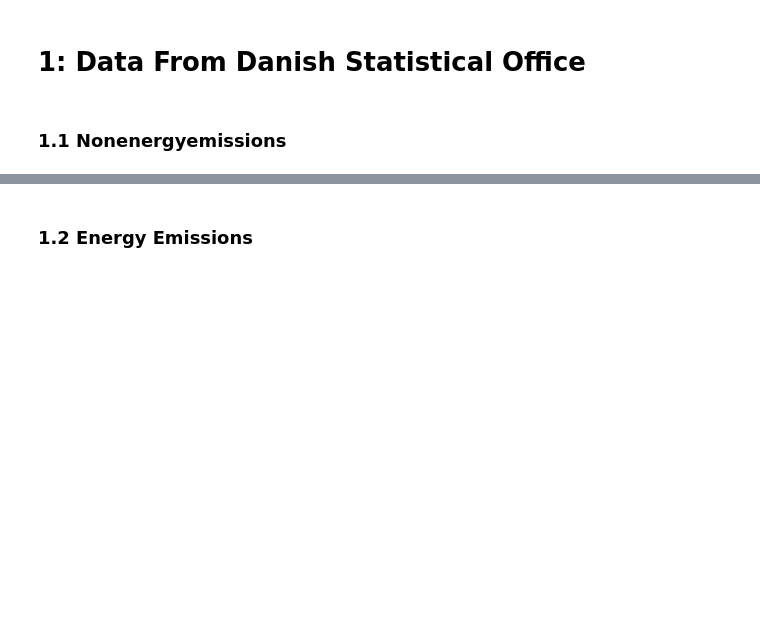
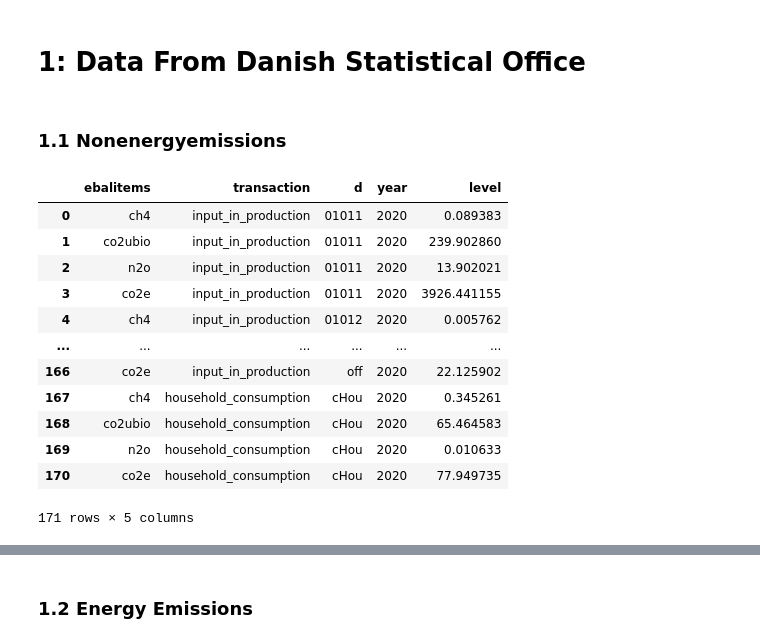
Before and after one commit to DREAM-DK/GREU, a Jupyter notebook: model_gamsPy/read_data.ipynb, the cells around one changed output, grey strips where cells are left out. Saved outputs shown, nothing was run; the diff lists cells and outputs as text; code cells hidden in the pictures; blank space fills up the shorter version.

Commit message:
work in progress. Verify validity of non-energy emissions

```diff
--- a/model_gamsPy/read_data.ipynb
+++ b/model_gamsPy/read_data.ipynb
@@ -112,6 +112,36 @@ t_list=[i for i in range(1980, 2100)]
 # 1: Data From Danish Statistical Office
 # %% [markdown]
 ### 1.1 Nonenergyemissions
+# %%
+non_energy_emissions=pd.read_excel(r'data/old/non_energy_emissions.xlsx',keep_default_na=True)
+non_energy_emissions.set_index(['year','bal','flow','indu'],inplace=True)
+#stack to obtain a column of emission-types
+non_energy_emissions=non_energy_emissions.stack().to_frame(name='level')
+non_energy_emissions.dropna(inplace=True)
+#impose ebalitems name
+non_energy_emissions.index.rename(['year','bal','transaction','d','ebalitems'],inplace=True)
+non_energy_emissions.reset_index(inplace=True)
+non_energy_emissions.drop(columns='bal',inplace=True)
+
+non_energy_emissions.replace({'transaction':dict_transaction,'ebalitems':dict_ebalitems},inplace=True)
+
+# set column order
+non_energy_emissions = non_energy_emissions[['ebalitems', 'transaction', 'd', 'year', 'level']]
+non_energy_emissions
+# %% [output]
+|  | ebalitems | transaction | d | year | level |
+| 0 | ch4 | input_in_production | 01011 | 2020 | 0.089383 |
+| 1 | co2ubio | input_in_production | 01011 | 2020 | 239.902860 |
+| 2 | n2o | input_in_production | 01011 | 2020 | 13.902021 |
+| 3 | co2e | input_in_production | 01011 | 2020 | 3926.441155 |
+| 4 | ch4 | input_in_production | 01012 | 2020 | 0.005762 |
+| ... | ... | ... | ... | ... | ... |
+| 166 | co2e | input_in_production | off | 2020 | 22.125902 |
+| 167 | ch4 | household_consumption | cHou | 2020 | 0.345261 |
+| 168 | co2ubio | household_consumption | cHou | 2020 | 65.464583 |
+| 169 | n2o | household_consumption | cHou | 2020 | 0.010633 |
+| 170 | co2e | household_consumption | cHou | 2020 | 77.949735 |
+171 rows × 5 columns
 # %%
 non_energy_emissions=pd.read_excel(r'data/non_energy_emissions.xlsx',keep_default_na=True)
 non_energy_emissions.set_index(['year','bal','flow','indu'],inplace=True)
```
Also changed, not shown: parts of 2 cells of this notebook, 11 other files.
